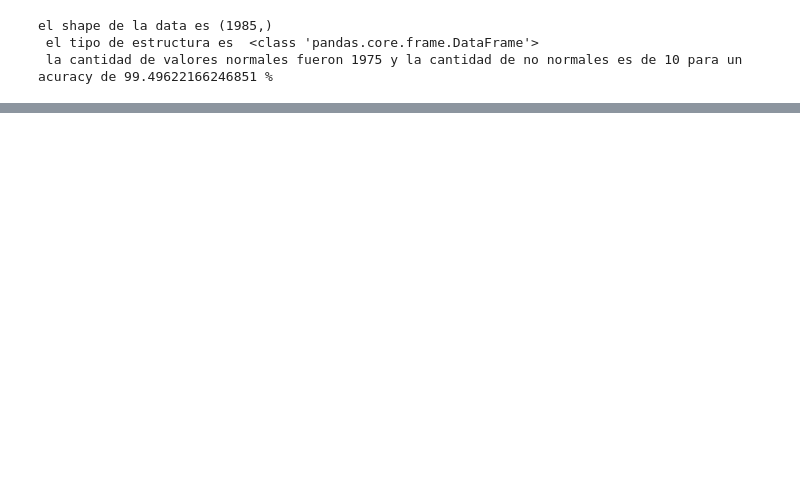
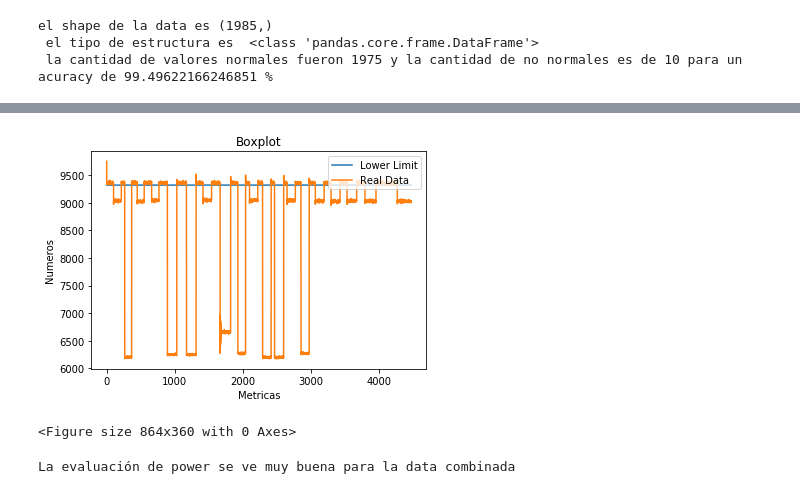
Before and after one commit to alebermudez94/Investigation, a Jupyter notebook: src/Outliers_v2.ipynb, the cells around one changed output, grey strips where cells are left out. Saved outputs shown, nothing was run; the diff lists cells and outputs as text; code cells hidden in the pictures; blank space fills up the shorter version.

```diff
--- a/src/Outliers_v2.ipynb
+++ b/src/Outliers_v2.ipynb
@@ -162,0 +203,7 @@ el shape de la data es (2493,)
+# %%
+plotting_boxplot(dataset,lower_limit, 'Power')
+print("La evaluación de power se ve muy buena para la data combinada")
+# %% [output]
+[figure, added]
+<Figure size 864x360 with 0 Axes>
+La evaluación de power se ve muy buena para la data combinada
```
Also changed, not shown: parts of 12 cells of this notebook.
